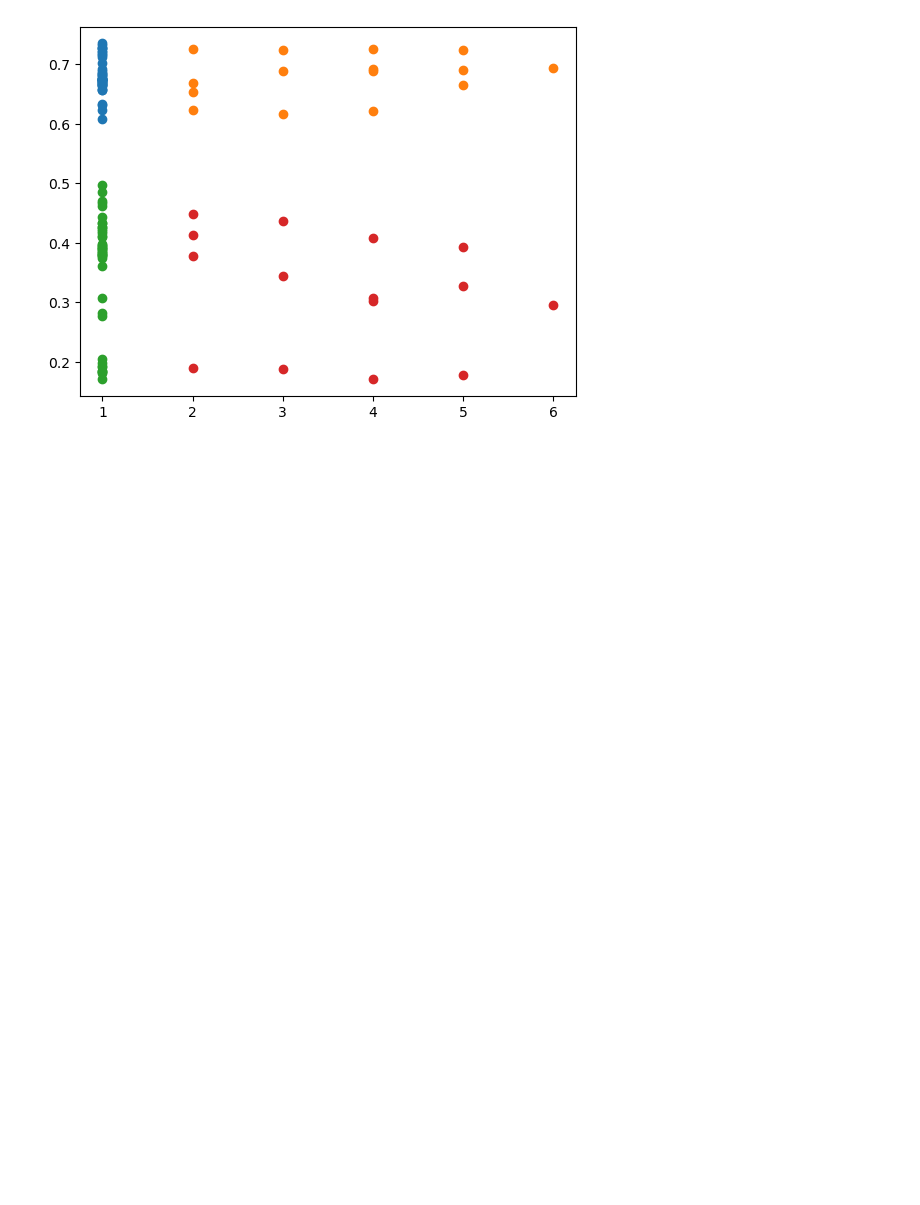
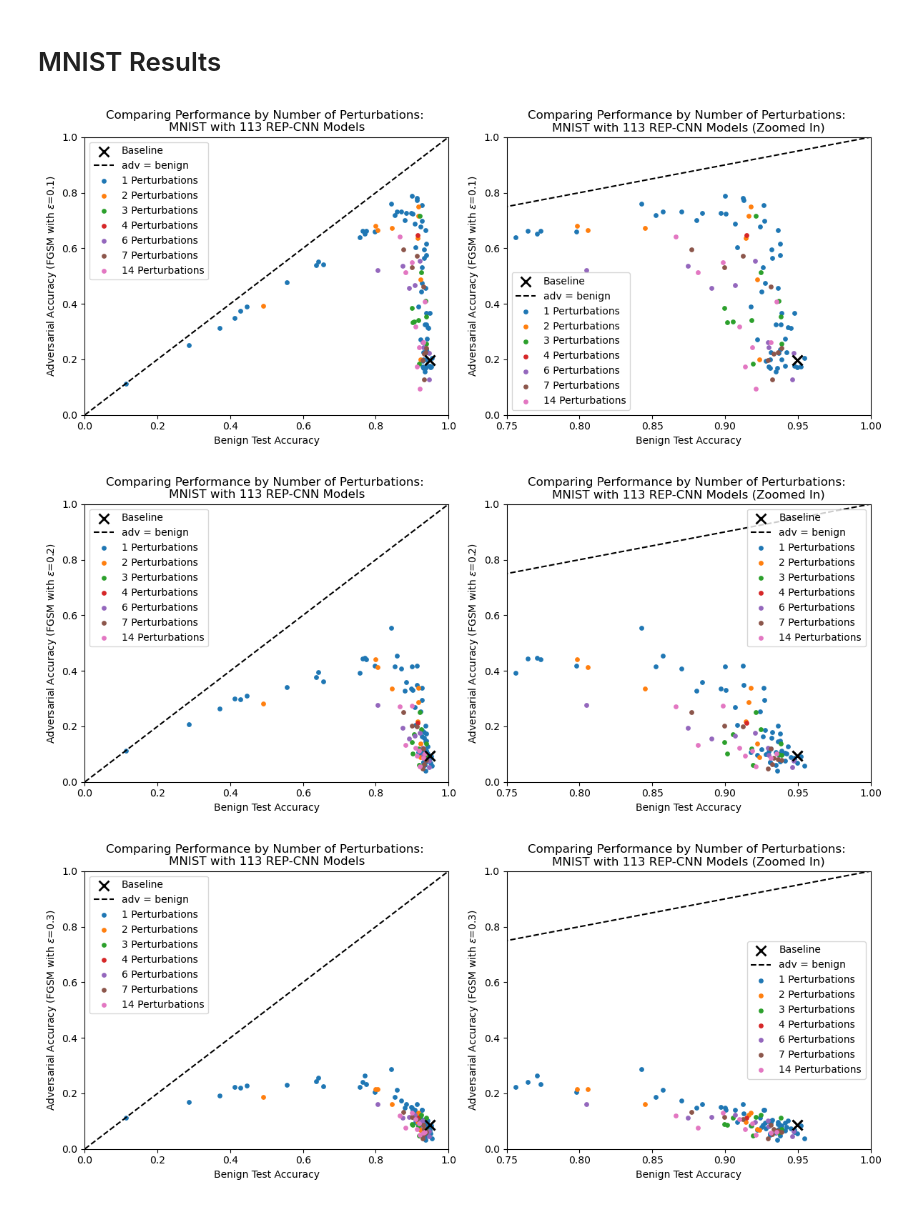
Before and after one commit to Max-Winga/RobustEnsemblePrompting, a Jupyter notebook: notebooks/examples/analysis.ipynb, the cells around one changed output. Cells and saved outputs as stored; diff of their text form; code cells hidden in the pictures; blank space fills up the shorter version.

```diff
--- a/notebooks/examples/analysis.ipynb
+++ b/notebooks/examples/analysis.ipynb
@@ -158,10 +151,63 @@ plt.show()
-# %%
-plt.figure()
-plt.scatter(np.ones(len(single_perturbations)), single_test_accuracies)
-plt.scatter(perturbation_number, random_test_accuracies)
-
-plt.scatter(np.ones(len(single_perturbations)), single_adversarial_accuracies)
-plt.scatter(perturbation_number, random_adversarial_accuracies)
-plt.show()
-# %% [output]
-[figure, removed]
+# %% [markdown]
+# MNIST Results
+# %%
+filename = "testing_round_1.csv"
+perturbations = []
+test_accuracies = []
+adversarial_accuracies = []
+eps_values = [0.1, 0.2, 0.3, 0.5]
+inf = float('inf')
+
+with open(experiment_log_folder_path + filename, 'r') as file:
+    csv_reader = csv.DictReader(file, delimiter=',')
+    for row in csv_reader:
+        perturbations.append(eval(row['perturbations']))
+        test_accuracies.append(float(row['baseline_accuracy']))
+        adversarial_accuracies.append(eval(row['adversarial_accuracy']))
+
+test_accuracies = np.array(test_accuracies)
+adversarial_accuracies = np.array(adversarial_accuracies)
+perturbation_numbers = [len(p) for p in perturbations]
+perturbation_number_indices = [np.where(perturbation_numbers == i) for i in np.unique(perturbation_numbers)]
+# %%
+for eps_index in [0, 1, 2, 3]:
+    eps = eps_values[eps_index]
+
+    plt.figure(figsize=(12, 5))  # Adjust the figure size as needed
+
+    # Subplot 1: Original plot
+    plt.subplot(1, 2, 1)
+    plt.scatter(test_accuracies[0], adversarial_accuracies[0, eps_index], label="Baseline", marker='x', s=100, c='black', linewidth=2)
+    plt.plot([[0], [1]], linestyle="--", color='black', label="adv = benign")
+    for i in range(1, len(np.unique(perturbation_numbers))):
+        plt.scatter(test_accuracies[perturbation_number_indices[i]], adversarial_accuracies[perturbation_number_indices[i], eps_index],
+                    label=f"{np.unique(perturbation_numbers)[i]} Perturbations", s=15)
+    plt.scatter(test_accuracies[0], adversarial_accuracies[0, eps_index], marker='x', s=100, c='black', linewidth=2)
+    plt.xlabel("Benign Test Accuracy")
+    plt.ylabel(r"Adversarial Accuracy (FGSM with $\varepsilon$" + f"={eps})")
+    plt.title(f"Comparing Performance by Number of Perturbations: \nMNIST with {len(test_accuracies)} REP-CNN Models")
+    plt.ylim(0, 1)
+    plt.xlim(0, 1)
+    plt.legend()
+
+    # Subplot 2: Plot with adjusted xlim
+    plt.subplot(1, 2, 2)
+    plt.scatter(test_accuracies[0], adversarial_accuracies[0, eps_index], label="Baseline", marker='x', s=100, c='black', linewidth=2)
+    plt.plot([[0], [1]], linestyle="--", color='black', label="adv = benign")
+    for i in range(1, len(np.unique(perturbation_numbers))):
+        plt.scatter(test_accuracies[perturbation_number_indices[i]], adversarial_accuracies[perturbation_number_indices[i], eps_index],
+                    label=f"{np.unique(perturbation_numbers)[i]} Perturbations", s=15)
+    plt.scatter(test_accuracies[0], adversarial_accuracies[0, eps_index], marker='x', s=100, c='black', linewidth=2)
+    plt.xlabel("Benign Test Accuracy")
+    plt.ylabel(r"Adversarial Accuracy (FGSM with $\varepsilon$" + f"={eps})")
+    plt.title(f"Comparing Performance by Number of Perturbations: \nMNIST with {len(test_accuracies)} REP-CNN Models (Zoomed In)")
+    plt.ylim(0, 1)
+    plt.xlim(0.75, 1)
+    plt.legend()
+
+    plt.tight_layout()  # Adjust the spacing between subplots
+    plt.show()
+# %% [output]
+[figure, added]
+[figure, added]
+[figure, added]
```
Also changed, not shown: parts of 7 cells of this notebook, 1 other file.
